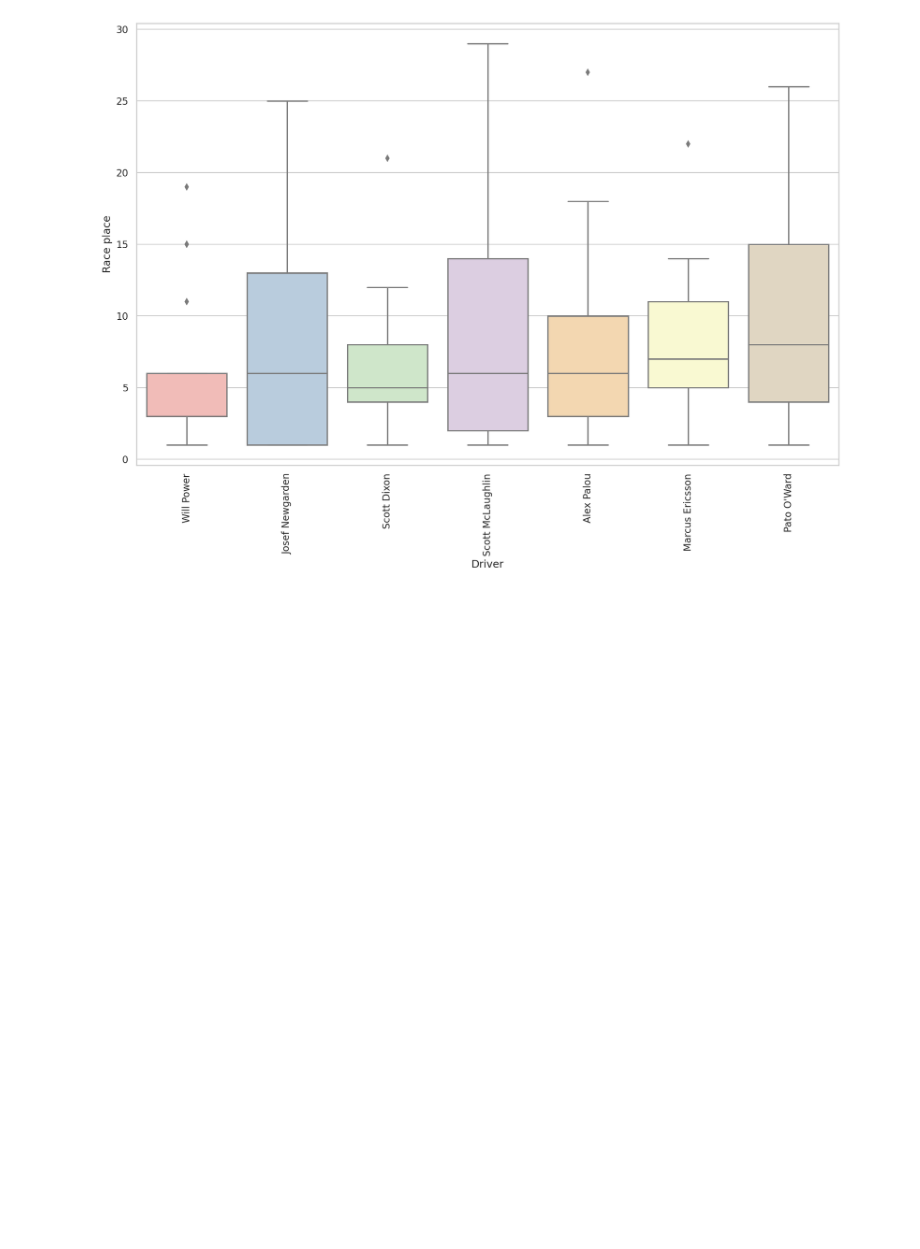
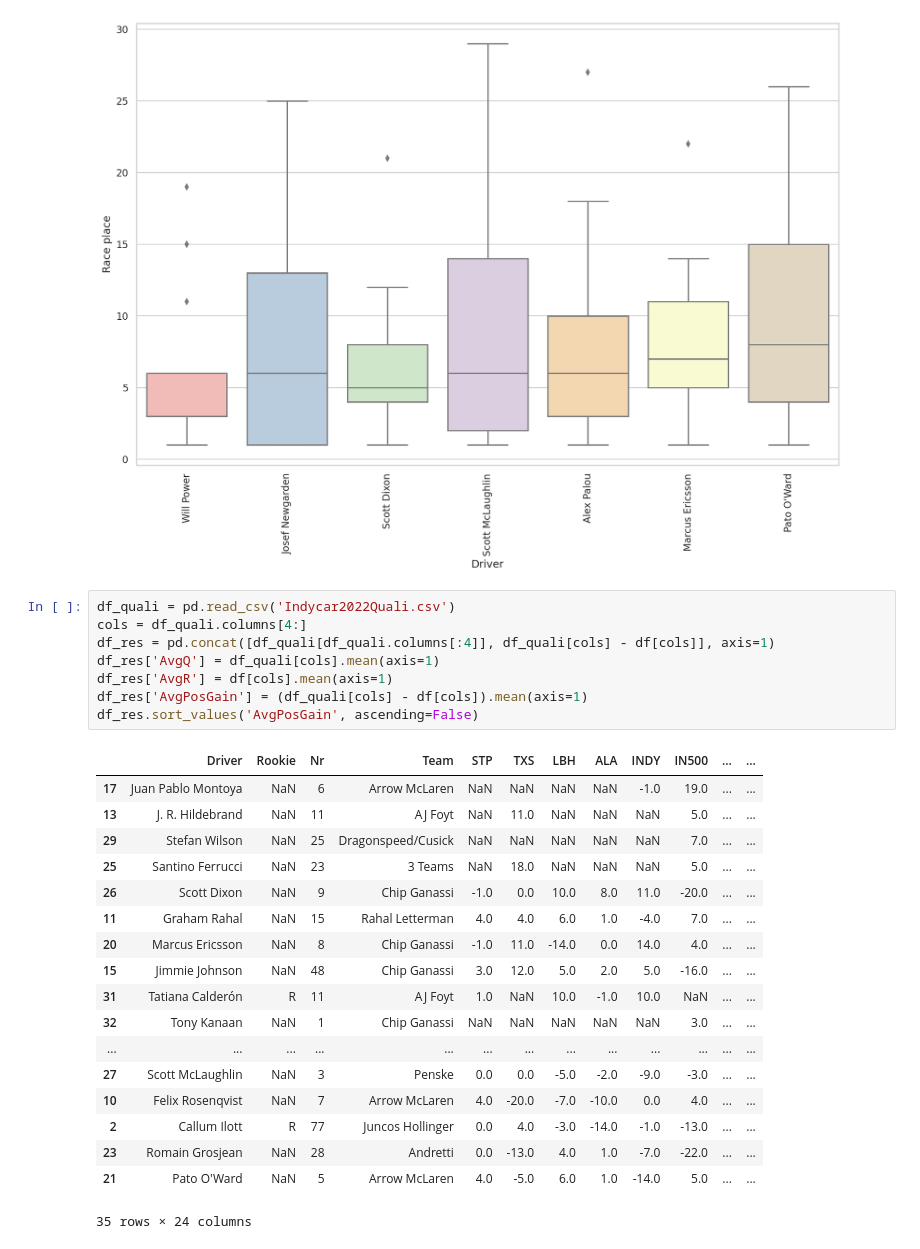
Before and after one commit to kztrp/MotorsportStats, a Jupyter notebook: Indycar2022.ipynb, the cells around one changed output. Saved outputs shown, nothing was run; the diff lists cells and outputs as text; blank space fills up the shorter version.

Commit message:
Add tool which imports Qualifying results

```diff
--- a/Indycar2022.ipynb
+++ b/Indycar2022.ipynb
@@ -284,3 +284,30 @@ plt.savefig('exported_images/Race places.png')
 # df[race_performances].set_index('Driver').transpose().describe().transpose()
 # %% [output]
 [figure]
+# %%
+df_quali = pd.read_csv('Indycar2022Quali.csv')
+cols = df_quali.columns[4:]
+df_res = pd.concat([df_quali[df_quali.columns[:4]], df_quali[cols] - df[cols]], axis=1)
+df_res['AvgQ'] = df_quali[cols].mean(axis=1)
+df_res['AvgR'] = df[cols].mean(axis=1)
+df_res['AvgPosGain'] = (df_quali[cols] - df[cols]).mean(axis=1)
+df_res.sort_values('AvgPosGain', ascending=False)
+# %% [output]
+|  | Driver | Rookie | Nr | Team | STP | TXS | LBH | ALA | INDY | IN500 | ... | ... |
+| 17 | Juan Pablo Montoya | NaN | 6 | Arrow McLaren | NaN | NaN | NaN | NaN | -1.0 | 19.0 | ... | ... |
+| 13 | J. R. Hildebrand | NaN | 11 | AJ Foyt | NaN | 11.0 | NaN | NaN | NaN | 5.0 | ... | ... |
+| 29 | Stefan Wilson | NaN | 25 | Dragonspeed/Cusick | NaN | NaN | NaN | NaN | NaN | 7.0 | ... | ... |
+| 25 | Santino Ferrucci | NaN | 23 | 3 Teams | NaN | 18.0 | NaN | NaN | NaN | 5.0 | ... | ... |
+| 26 | Scott Dixon | NaN | 9 | Chip Ganassi | -1.0 | 0.0 | 10.0 | 8.0 | 11.0 | -20.0 | ... | ... |
+| 11 | Graham Rahal | NaN | 15 | Rahal Letterman | 4.0 | 4.0 | 6.0 | 1.0 | -4.0 | 7.0 | ... | ... |
+| 20 | Marcus Ericsson | NaN | 8 | Chip Ganassi | -1.0 | 11.0 | -14.0 | 0.0 | 14.0 | 4.0 | ... | ... |
+| 15 | Jimmie Johnson | NaN | 48 | Chip Ganassi | 3.0 | 12.0 | 5.0 | 2.0 | 5.0 | -16.0 | ... | ... |
+| 31 | Tatiana Calderón | R | 11 | AJ Foyt | 1.0 | NaN | 10.0 | -1.0 | 10.0 | NaN | ... | ... |
+| 32 | Tony Kanaan | NaN | 1 | Chip Ganassi | NaN | NaN | NaN | NaN | NaN | 3.0 | ... | ... |
+| ... | ... | ... | ... | ... | ... | ... | ... | ... | ... | ... | ... | ... |
+| 27 | Scott McLaughlin | NaN | 3 | Penske | 0.0 | 0.0 | -5.0 | -2.0 | -9.0 | -3.0 | ... | ... |
+| 10 | Felix Rosenqvist | NaN | 7 | Arrow McLaren | 4.0 | -20.0 | -7.0 | -10.0 | 0.0 | 4.0 | ... | ... |
+| 2 | Callum Ilott | R | 77 | Juncos Hollinger | 0.0 | 4.0 | -3.0 | -14.0 | -1.0 | -13.0 | ... | ... |
+| 23 | Romain Grosjean | NaN | 28 | Andretti | 0.0 | -13.0 | 4.0 | 1.0 | -7.0 | -22.0 | ... | ... |
+| 21 | Pato O'Ward | NaN | 5 | Arrow McLaren | 4.0 | -5.0 | 6.0 | 1.0 | -14.0 | 5.0 | ... | ... |
+35 rows × 24 columns
```
Also changed, not shown: 4 other files.
